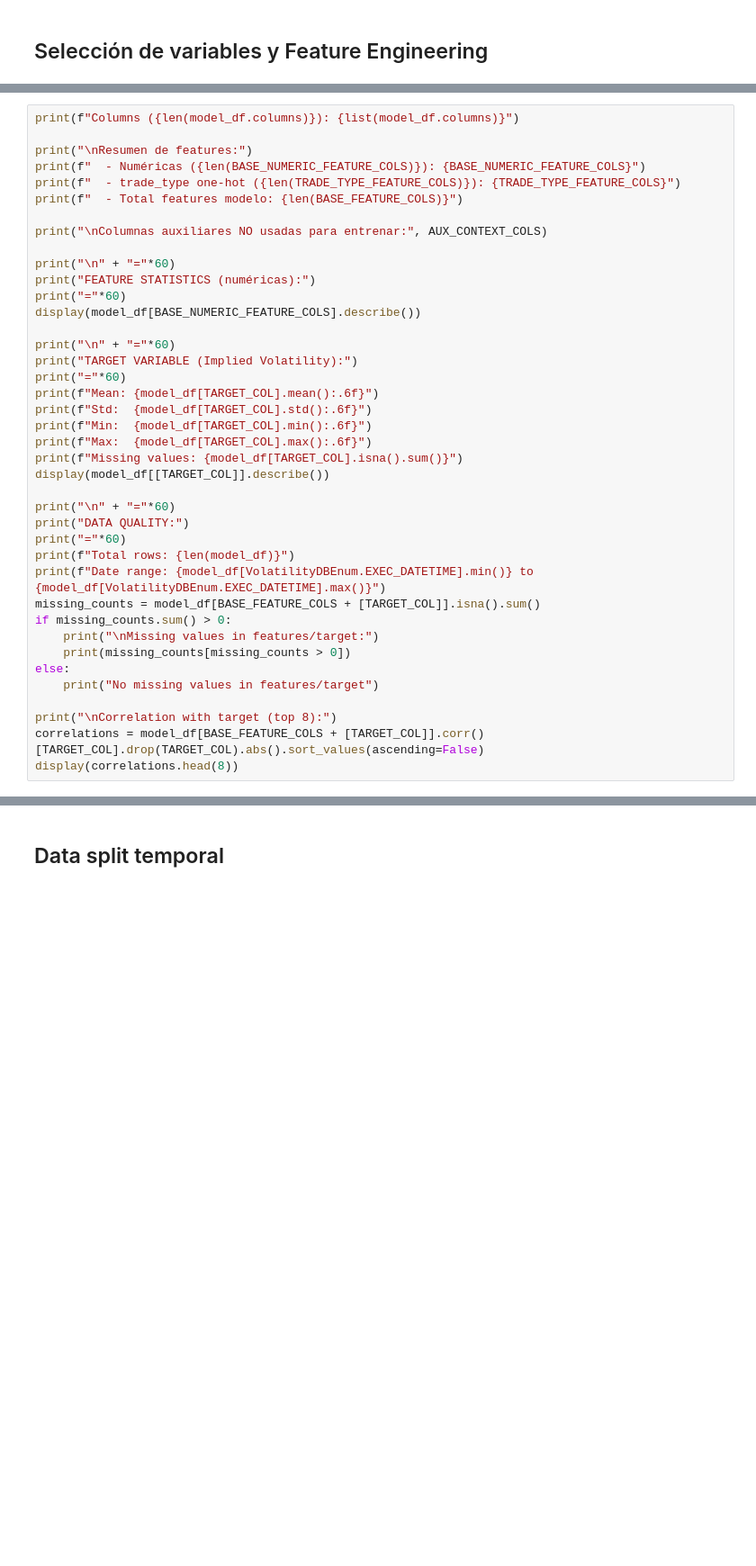
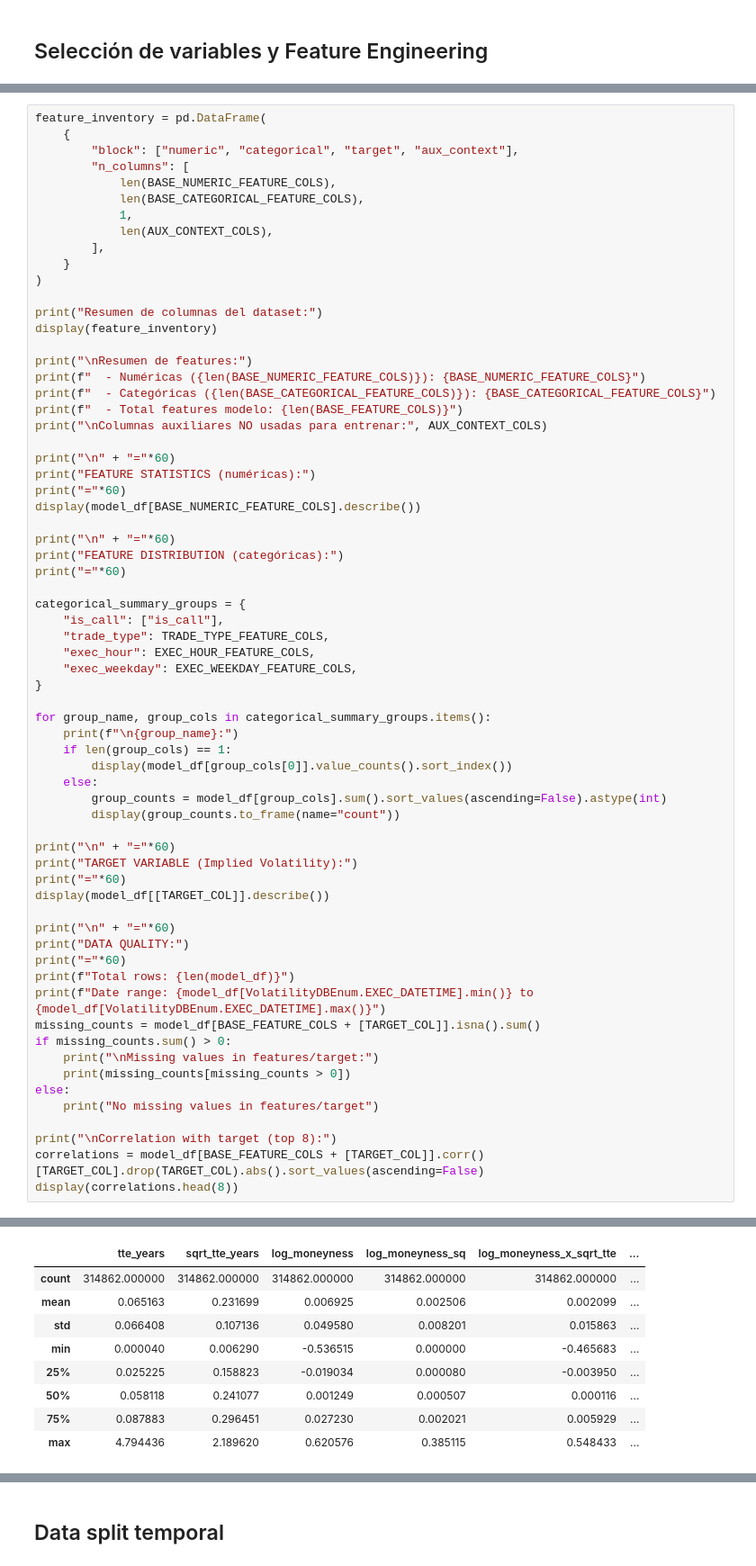
Before and after one commit to epiblasfunds/options-pricing, a Jupyter notebook: models.ipynb, the cells around one changed output, grey strips where cells are left out. Shown at 90% size. Saved outputs shown, nothing was run; the diff lists cells and outputs as text; blank space fills up the shorter version.

Commit message:
feat: first families implemented and first attempt to find the best model

```diff
--- a/models.ipynb
+++ b/models.ipynb
@@ -166,11 +221,23 @@ print(f"Rows after feature engineering: {len(model_df)}")
 # %%
-print(f"Columns ({len(model_df.columns)}): {list(model_df.columns)}")
+feature_inventory = pd.DataFrame(
+    {
+        "block": ["numeric", "categorical", "target", "aux_context"],
+        "n_columns": [
+            len(BASE_NUMERIC_FEATURE_COLS),
+            len(BASE_CATEGORICAL_FEATURE_COLS),
+            1,
+            len(AUX_CONTEXT_COLS),
+        ],
+    }
+)
+
+print("Resumen de columnas del dataset:")
+display(feature_inventory)
 
 print("\nResumen de features:")
 print(f"  - Numéricas ({len(BASE_NUMERIC_FEATURE_COLS)}): {BASE_NUMERIC_FEATURE_COLS}")
-print(f"  - trade_type one-hot ({len(TRADE_TYPE_FEATURE_COLS)}): {TRADE_TYPE_FEATURE_COLS}")
+print(f"  - Categóricas ({len(BASE_CATEGORICAL_FEATURE_COLS)}): {BASE_CATEGORICAL_FEATURE_COLS}")
 print(f"  - Total features modelo: {len(BASE_FEATURE_COLS)}")
-
 print("\nColumnas auxiliares NO usadas para entrenar:", AUX_CONTEXT_COLS)
 
 print("\n" + "="*60)
@@ -179,13 +246,27 @@ print("="*60)
 display(model_df[BASE_NUMERIC_FEATURE_COLS].describe())
 
 print("\n" + "="*60)
+print("FEATURE DISTRIBUTION (categóricas):")
+print("="*60)
+
+categorical_summary_groups = {
+    "is_call": ["is_call"],
+    "trade_type": TRADE_TYPE_FEATURE_COLS,
+    "exec_hour": EXEC_HOUR_FEATURE_COLS,
+    "exec_weekday": EXEC_WEEKDAY_FEATURE_COLS,
+}
+
+for group_name, group_cols in categorical_summary_groups.items():
+    print(f"\n{group_name}:")
+    if len(group_cols) == 1:
+        display(model_df[group_cols[0]].value_counts().sort_index())
+    else:
+        group_counts = model_df[group_cols].sum().sort_values(ascending=False).astype(int)
+        display(group_counts.to_frame(name="count"))
+
+print("\n" + "="*60)
 print("TARGET VARIABLE (Implied Volatility):")
 print("="*60)
-print(f"Mean: {model_df[TARGET_COL].mean():.6f}")
-print(f"Std:  {model_df[TARGET_COL].std():.6f}")
-print(f"Min:  {model_df[TARGET_COL].min():.6f}")
-print(f"Max:  {model_df[TARGET_COL].max():.6f}")
-print(f"Missing values: {model_df[TARGET_COL].isna().sum()}")
 display(model_df[[TARGET_COL]].describe())
 
 print("\n" + "="*60)
@@ -203,3 +284,4 @@ else:
 print("\nCorrelation with target (top 8):")
 correlations = model_df[BASE_FEATURE_COLS + [TARGET_COL]].corr()[TARGET_COL].drop(TARGET_COL).abs().sort_values(ascending=False)
 display(correlations.head(8))
+# %% [output]
@@ -205,0 +311,9 @@ display(correlations.head(8))
+|  | tte_years | sqrt_tte_years | log_moneyness | log_moneyness_sq | log_moneyness_x_sqrt_tte | ... |
+| count | 314862.000000 | 314862.000000 | 314862.000000 | 314862.000000 | 314862.000000 | ... |
+| mean | 0.065163 | 0.231699 | 0.006925 | 0.002506 | 0.002099 | ... |
+| std | 0.066408 | 0.107136 | 0.049580 | 0.008201 | 0.015863 | ... |
+| min | 0.000040 | 0.006290 | -0.536515 | 0.000000 | -0.465683 | ... |
+| 25% | 0.025225 | 0.158823 | -0.019034 | 0.000080 | -0.003950 | ... |
+| 50% | 0.058118 | 0.241077 | 0.001249 | 0.000507 | 0.000116 | ... |
+| 75% | 0.087883 | 0.296451 | 0.027230 | 0.002021 | 0.005929 | ... |
+| max | 4.794436 | 2.189620 | 0.620576 | 0.385115 | 0.548433 | ... |
```
Also changed, not shown: parts of 18 cells of this notebook.
